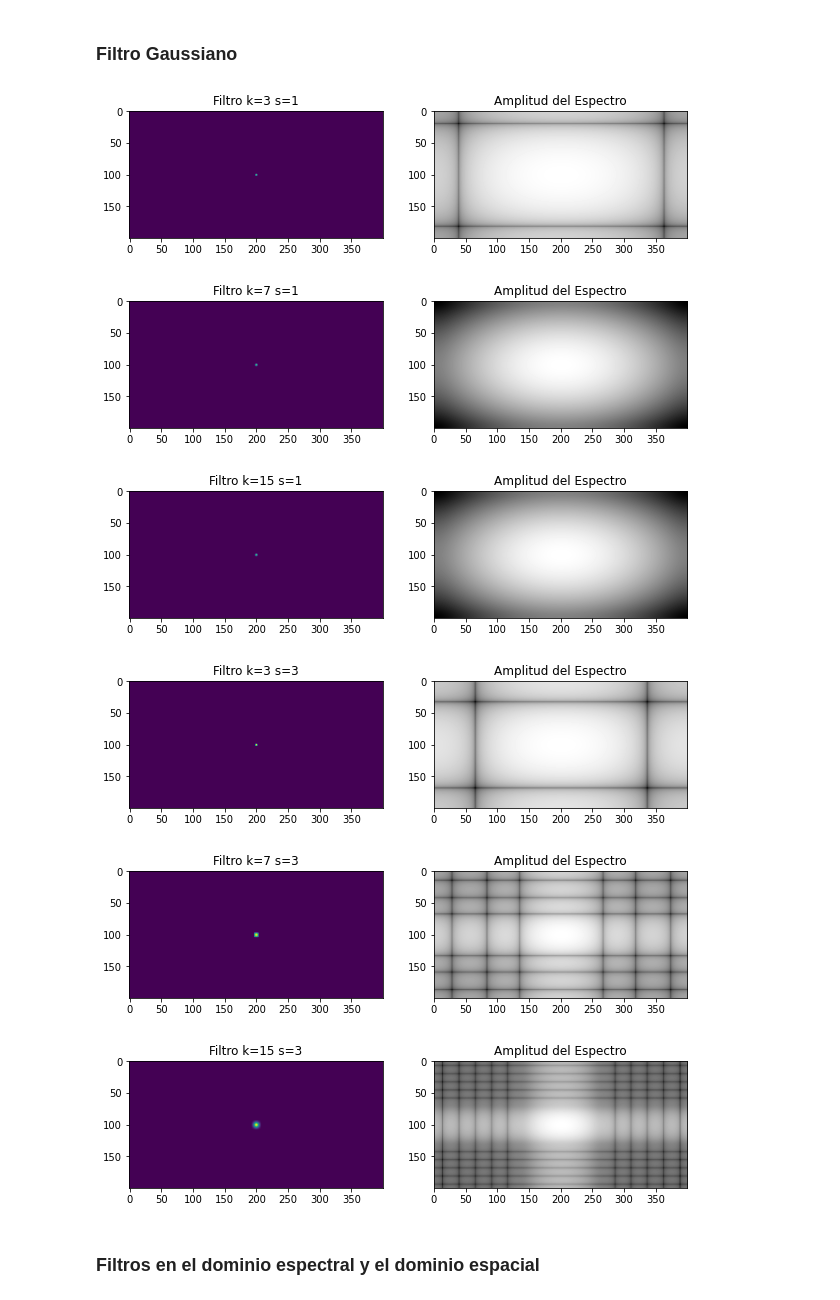
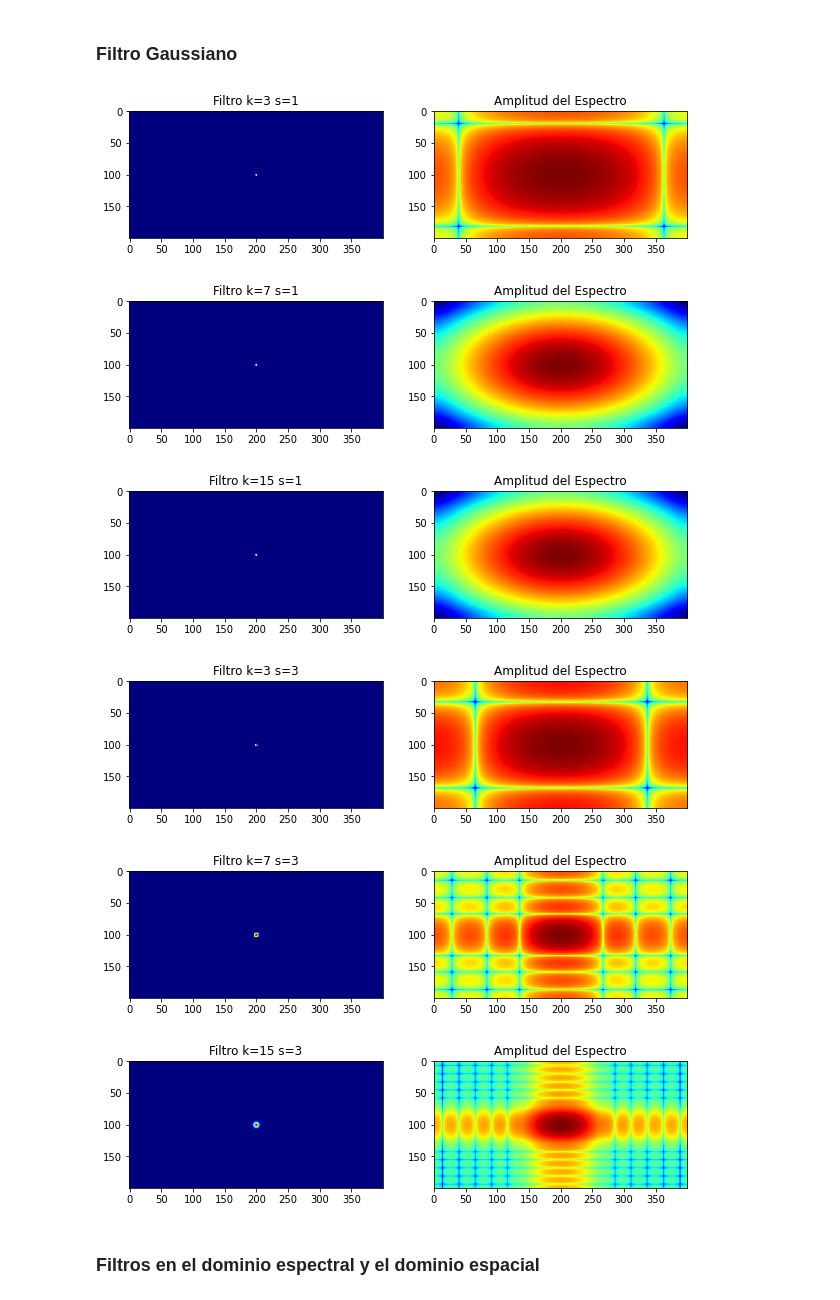
Before and after one commit to maricari/AICVI, a Jupyter notebook: TP2/TP2 - Parte 1 - Filtros Gaussianos.ipynb, the cells around one changed output. Cells and saved outputs as stored; diff of their text form; code cells hidden in the pictures.

```diff
--- a/TP2/TP2 - Parte 1 - Filtros Gaussianos.ipynb
+++ b/TP2/TP2 - Parte 1 - Filtros Gaussianos.ipynb
@@ -60,20 +60,20 @@ def create_gauss_filter(h, w, k_size=15, sigma=3):
 # %%
 # Algunas muestras de filtros
 
 for sigma in (1,3):
     for k_size in (3,7,15):
         f, ft = create_gauss_filter(200, 400, k_size, sigma)
         magnitude_spectrum = 20*np.log(np.abs(ft))
-        plt.subplot(121);plt.imshow(f); plt.title(f"Filtro k={k_size} s={sigma}")
-        plt.subplot(122);plt.imshow(magnitude_spectrum, cmap = 'gray'); plt.title("Amplitud del Espectro")
+        plt.subplot(121);plt.imshow(f, cmap="jet"); plt.title(f"Filtro k={k_size} s={sigma}")
+        plt.subplot(122);plt.imshow(magnitude_spectrum, cmap="jet"); plt.title("Amplitud del Espectro")
         plt.show()
 # %% [output]
-[figure, old version]
+[figure, new version]
-[figure, old version]
+[figure, new version]
-[figure, old version]
+[figure, new version]
-[figure, old version]
+[figure, new version]
-[figure, old version]
+[figure, new version]
-[figure, old version]
+[figure, new version]
 # %% [markdown]
 ### Filtros en el dominio espectral y el dominio espacial
 # %%
```
Also changed, not shown: 1 other file.
